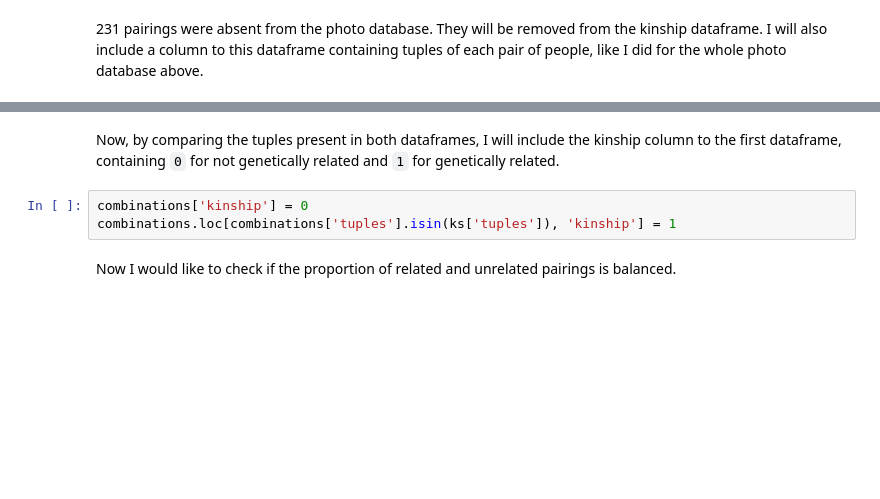
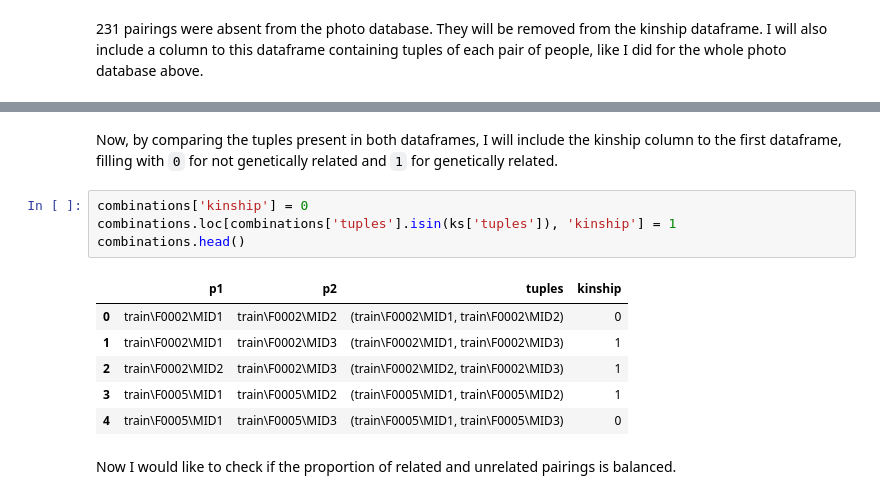
Before and after one commit to dennymarcels/AreTheseTwoPeopleRelated, a Jupyter notebook: Notebook.ipynb, the cells around one changed output, grey strips where cells are left out. Cells and saved outputs as stored; diff of their text form; blank space fills up the shorter version.

```diff
--- a/Notebook.ipynb
+++ b/Notebook.ipynb
@@ -109,8 +131,16 @@ ks['tuples'] = [tuple(sorted([ks.iloc[row, 0], ks.iloc[row, 1]])) for row in ran
 # %% [markdown]
-Now, by comparing the tuples present in both dataframes, I will include the kinship column to the first dataframe, containing `0` for not genetically related and `1` for genetically related.
+Now, by comparing the tuples present in both dataframes, I will include the kinship column to the first dataframe, filling with `0` for not genetically related and `1` for genetically related.
 # %%
 combinations['kinship'] = 0
 combinations.loc[combinations['tuples'].isin(ks['tuples']), 'kinship'] = 1
+combinations.head()
+# %% [output]
+|  | p1 | p2 | tuples | kinship |
+| 0 | train\F0002\MID1 | train\F0002\MID2 | (train\F0002\MID1, train\F0002\MID2) | 0 |
+| 1 | train\F0002\MID1 | train\F0002\MID3 | (train\F0002\MID1, train\F0002\MID3) | 1 |
+| 2 | train\F0002\MID2 | train\F0002\MID3 | (train\F0002\MID2, train\F0002\MID3) | 1 |
+| 3 | train\F0005\MID1 | train\F0005\MID2 | (train\F0005\MID1, train\F0005\MID2) | 1 |
+| 4 | train\F0005\MID1 | train\F0005\MID3 | (train\F0005\MID1, train\F0005\MID3) | 0 |
 # %% [markdown]
 Now I would like to check if the proportion of related and unrelated pairings is balanced.
 # %%
```
Also changed, not shown: parts of 23 cells of this notebook.
